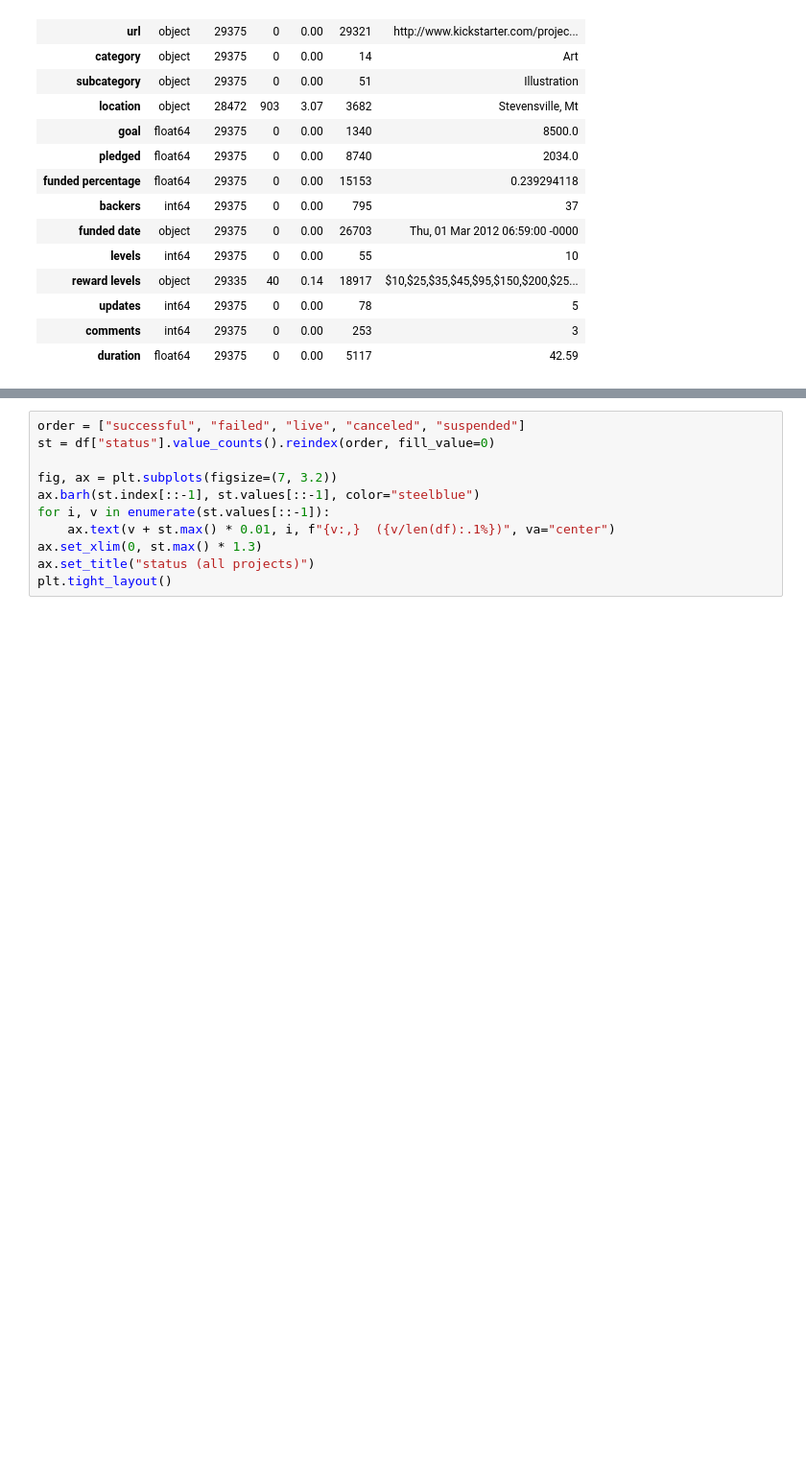
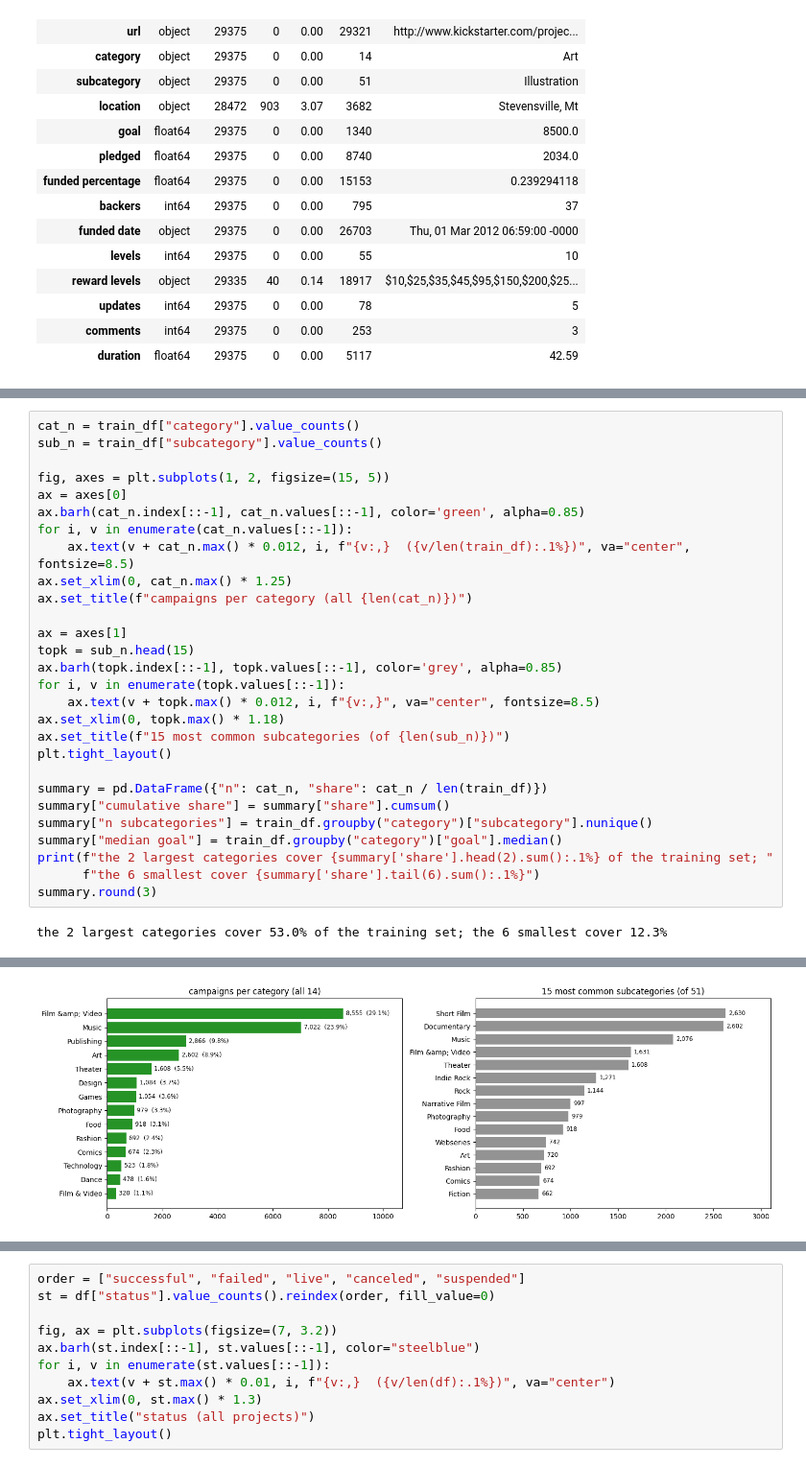
Before and after one commit to Break-Through-Tech/State-Street-1C-kickstarter-crowdfunding-recommendation-engine, a Jupyter notebook: notebooks/01_explore_data.ipynb, the cells around one changed output, grey strips where cells are left out. Shown at 96% size. Drawn from its saved outputs; the diff is of its cells as text; blank space fills up the shorter version.

```diff
--- a/notebooks/01_explore_data.ipynb
+++ b/notebooks/01_explore_data.ipynb
@@ -154,0 +154,30 @@ exactly 1.00×: 628
+# %%
+cat_n = train_df["category"].value_counts()
+sub_n = train_df["subcategory"].value_counts()
+
+fig, axes = plt.subplots(1, 2, figsize=(15, 5))
+ax = axes[0]
+ax.barh(cat_n.index[::-1], cat_n.values[::-1], color='green', alpha=0.85)
+for i, v in enumerate(cat_n.values[::-1]):
+    ax.text(v + cat_n.max() * 0.012, i, f"{v:,}  ({v/len(train_df):.1%})", va="center", fontsize=8.5)
+ax.set_xlim(0, cat_n.max() * 1.25)
+ax.set_title(f"campaigns per category (all {len(cat_n)})")
+
+ax = axes[1]
+topk = sub_n.head(15)
+ax.barh(topk.index[::-1], topk.values[::-1], color='grey', alpha=0.85)
+for i, v in enumerate(topk.values[::-1]):
+    ax.text(v + topk.max() * 0.012, i, f"{v:,}", va="center", fontsize=8.5)
+ax.set_xlim(0, topk.max() * 1.18)
+ax.set_title(f"15 most common subcategories (of {len(sub_n)})")
+plt.tight_layout()
+
+summary = pd.DataFrame({"n": cat_n, "share": cat_n / len(train_df)})
+summary["cumulative share"] = summary["share"].cumsum()
+summary["n subcategories"] = train_df.groupby("category")["subcategory"].nunique()
+summary["median goal"] = train_df.groupby("category")["goal"].median()
+print(f"the 2 largest categories cover {summary['share'].head(2).sum():.1%} of the training set; "
+      f"the 6 smallest cover {summary['share'].tail(6).sum():.1%}")
+summary.round(3)
+# %% [output]
+the 2 largest categories cover 53.0% of the training set; the 6 smallest cover 12.3%
@@ -154,0 +200 @@ exactly 1.00×: 628
+[figure, added]
```
Also changed, not shown: parts of 22 cells of this notebook, 1 other file.
